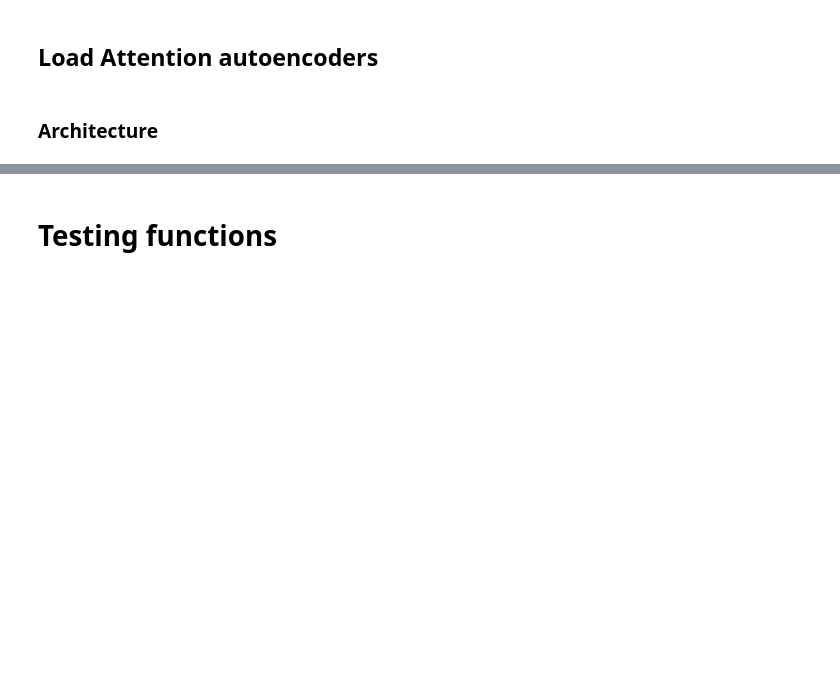
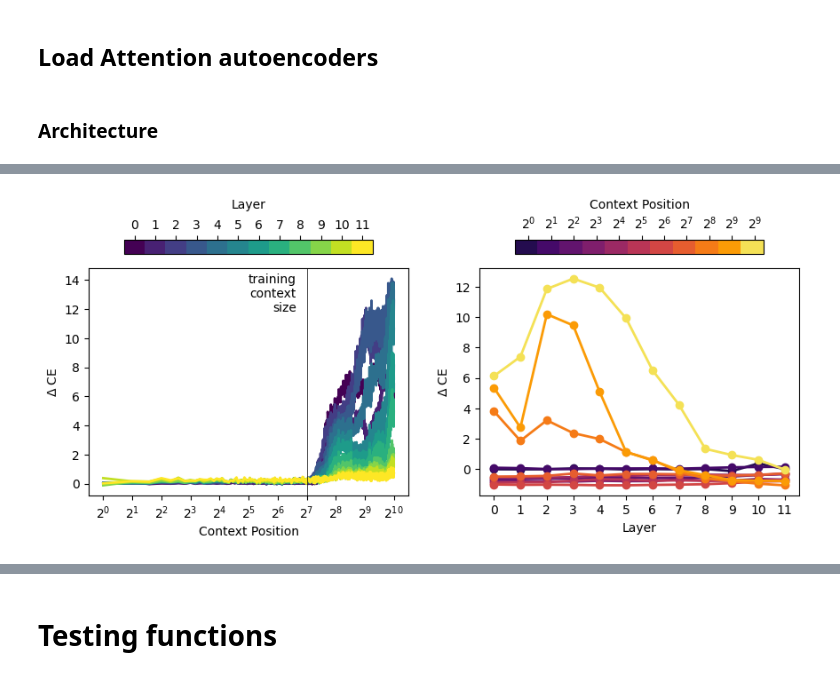
Before and after one commit to evanhanders/sae_validation_blogpost, a Jupyter notebook: gpt2_small_autoencoder_benchmarks.ipynb, the cells around one changed output, grey strips where cells are left out. Drawn from its saved outputs; the diff is of its cells as text; code cells hidden in the pictures; blank space fills up the shorter version.

Commit message:
finishes making plots for post!

```diff
--- a/gpt2_small_autoencoder_benchmarks.ipynb
+++ b/gpt2_small_autoencoder_benchmarks.ipynb
@@ -29,7 +29,8 @@ from IPython.display import display, HTML, clear_output
 
 device = t.device("cuda" if t.cuda.is_available() else "cpu")
 
-DO_ATTN_SAE = False
+DO_ATTN_SAE  = False
+RUN_ANALYSIS = True
 # %% [markdown]
 # Load models and autoencoders
 Joseph's SAEs on residual stream: https://huggingface.co/jbloom/GPT2-Small-SAEs
@@ -143,0 +149,7 @@ if DO_ATTN_SAE:
+# %%
+from sae_training.activations_store import ActivationsStore
+from sae_training.config import LanguageModelSAERunnerConfig
+test_prompts = 100
+batch_size = 2
+context_size = 1024
+tok_per_batch = context_size*batch_size
@@ -143,0 +331,6 @@ if DO_ATTN_SAE:
+# %%
+if RUN_ANALYSIS:
+    #save df to file for plotting offline if we want to do that sans-gpu
+    df.to_csv("context_size_df.csv")
+    with open('propagation_blocks.pkl', 'wb') as handle:
+        pickle.dump({'block_mses': block_mses, 'block_l0s': block_l0s, 'block_act_l2s': block_act_l2s, 'delta_block_mses': delta_block_mses, 'delta_block_l0s': delta_block_l0s, 'delta_block_act_l2s': delta_block_act_l2s}, handle, protocol=pickle.HIGHEST_PROTOCOL)
@@ -143,0 +350,2 @@ if DO_ATTN_SAE:
+# %%
+context_position = [1, 2, 4, 8, 16, 32, 64, 128, 256, 512, 1022]
@@ -143,0 +438,55 @@ if DO_ATTN_SAE:
+# %%
+fig = plt.figure(figsize=(8, 16/5))
+ax1 = fig.add_axes([0,    0.05,  0.45, 0.8])
+ax2 = fig.add_axes([0.55, 0.05,  0.45, 0.8])
+cax1 = fig.add_axes([0.05, 0.9, 0.35, 0.05])
+cax2 = fig.add_axes([0.60, 0.9, 0.35, 0.05])
+
+for i in range(12):
+    good = (df['layer'] == i)*(df['context_position'] <= 1022)
+    ax1.plot(np.array(df['context_position'])[good], np.array(df['loss_reconst'] - df['loss_base'])[good], '-', c=layer_sm.to_rgba(i), **kwargs)
+
+# for i in context_position:
+#     ax1.scatter(np.array(df['context_position'][::len(sparse_encoders_residual)])[i], np.array(df['loss_base'][::len(sparse_encoders_residual)])[i], c='k', marker='x', s=40, zorder=10000)
+# ax1.plot(np.array(df['context_position'][::len(sparse_encoders_residual)]), np.array(df['loss_base'][::len(sparse_encoders_residual)]), c='k',zorder=10000)
+cb = plt.colorbar(layer_sm, cax=cax1, orientation='horizontal')
+cb.set_label('Layer', labelpad=-45)
+cax1.tick_params(which='minor', color='w')
+cb.set_ticks([i+0.5 for i in range(12)])
+cb.set_ticklabels(range(12))
+cax1.tick_params(top=True, labeltop=True, bottom=False, labelbottom=False)
+ax1.set_ylabel(r'$\Delta$ CE')
+ax1.set_xlabel('Context Position')
+ax1.set_xscale('log')
+ax1.set_xticks(context_position)
+ax1.set_xticklabels([r'$2^{{{}}}$'.format(int(np.round(np.log2(c)))) for c in context_position])
+ax1.set_xticklabels([r'$2^{{{}}}$'.format(int(np.round(np.log2(c)))) for c in context_position])
+ax1.tick_params(which='minor', color='w')
+# ax1.set_xlim(1, 2048)
+
+# ax1.text(1, 3, 'Baseline', ha='left', va='center')
+# ax1.annotate("", xy=(25, 3.5), xytext=(6, 3), arrowprops=dict(arrowstyle="->"))
+
+
+ax1.axvline(128, c='k', lw=0.5)
+ax1.text(0.65, 0.98, 'training\ncontext\nsize', ha='right', va='top', transform=ax1.transAxes)
+
+for i, c in enumerate(context_position):
+    good = df['context_position'] == c
+    ax2.plot(np.array(df['layer'])[good], np.array(df['loss_reconst'][good]) - np.array(df['loss_base'][::len(context_position)])[i+1], 'o-', c=sm.to_rgba(np.log2(c)), **kwargs)
+
+ax2.set_xlabel('Layer')
+ax2.set_xticks(range(12))
+ax2.set_ylabel(r'$\Delta$ CE')
+
+cb = plt.colorbar(context_sm, cax=cax2, orientation='horizontal')
+
+cb.set_ticks([np.log2(c)+0.5 for c in context_position])
+cb.set_ticklabels([r'$2^{{{}}}$'.format(int(np.log2(c))) for c in context_position])
+
+cax2.tick_params(top=True, labeltop=True, bottom=False, labelbottom=False)
+cax2.set_xlabel('Context Position', labelpad=-45)
+
+fig.savefig('context_sizes_CE.png', dpi=300, bbox_inches='tight')
+# %% [output]
+[figure, added]
```
Also changed, not shown: parts of 61 cells of this notebook, 15 other files.
